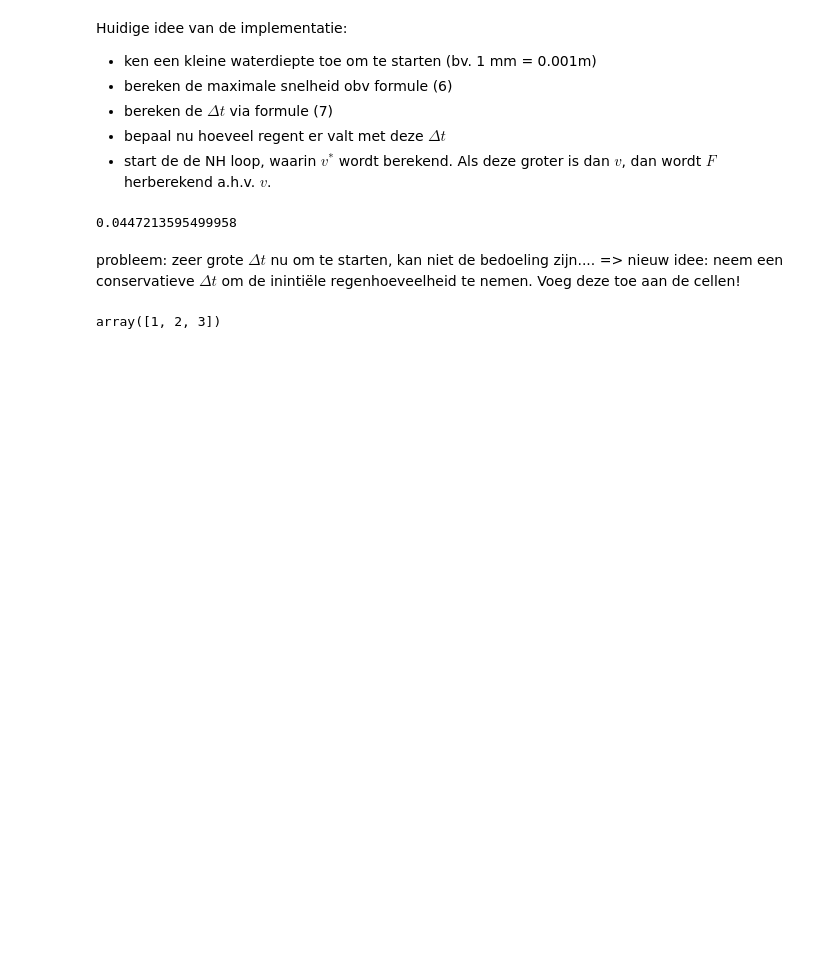
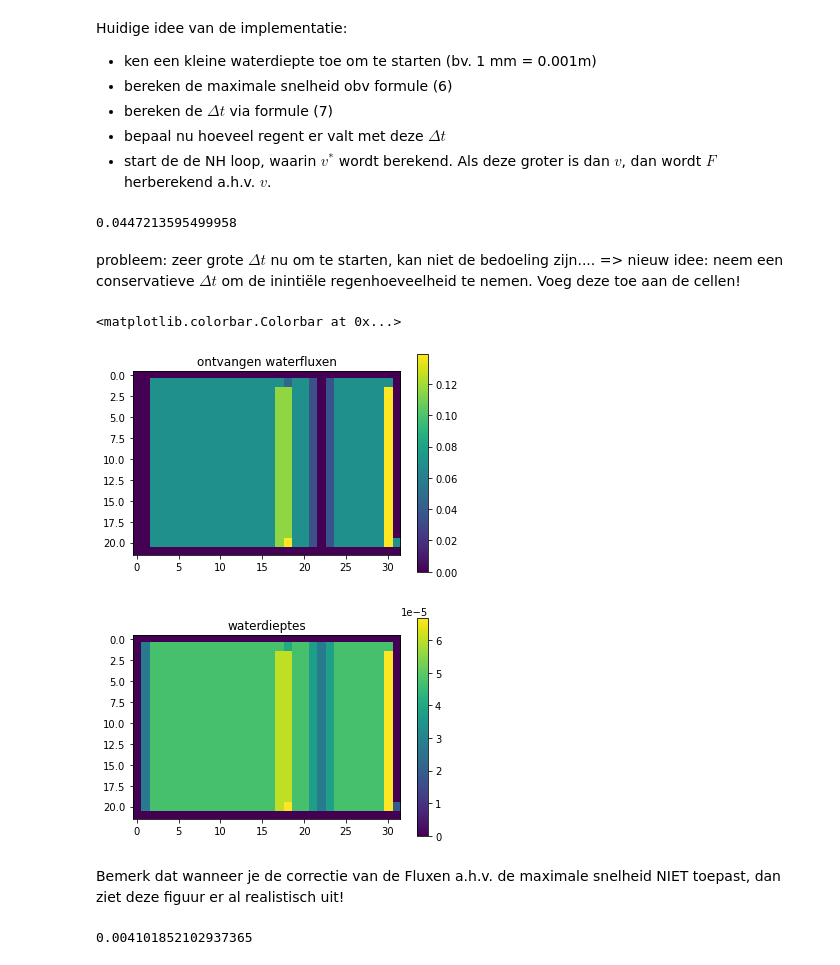
Before and after one commit to olivierbonte/Project_Spatio_Temporele_2, a Jupyter notebook: main_notebook.ipynb, the cells around one changed output. Cells and saved outputs as stored; diff of their text form; code cells hidden in the pictures; blank space fills up the shorter version.

```diff
--- a/main_notebook.ipynb
+++ b/main_notebook.ipynb
@@ -7,6 +7,7 @@ import matplotlib.pyplot as plt
 ## Hypothetisch terein
 # %%
 runfile('Grid_hypoth.py')
+deltax = 50
 #geeft ons deze figuren en het grid dat we nodig hebben als grid
 #convectie: grid[y,x] om zo met contour functies te kunnen werken!
 # %% [output]
@@ -58,8 +59,6 @@ deltat = deltax/np.max(vs) # [s]
 #voeg regen toe a.h.v
 i = 20/(1000*3600)
 
-
-
 for j in np.arange(1,ny+1):
     for i in np.arange(1,nx+1):
         #hierbij conventie volgend van Figuur 1 in onze paper
@@ -77,7 +76,7 @@ for j in np.arange(1,ny+1):
         dneigb4 = depths_imag[j-1,i]
         dneigb5 = depths_imag[j,i-1]
         NH_h = np.hstack([hneigb1,hneigb2,hneigb3,hneigb4,hneigb5])
-        Ftot = OutfluxNH[NH_h, NH_d]
+        #Ftot = OutfluxNH[NH_h, NH_d]
 # %%
 v_mannings
 v_criticals
@@ -134,4 +163,21 @@ for j in np.arange(1,ny+1):
-# %%
-np.sort([3,2,1])
-# %% [output]
-array([1, 2, 3])
+# %%
+fluxes_flat = np.sum(fluxes_imag, axis = 0)
+plt.figure()
+plt.imshow(fluxes_flat)
+plt.title('ontvangen waterfluxen')
+plt.colorbar()
+
+plt.figure()
+plt.imshow(depths_imag_new)
+plt.title('waterdieptes')
+plt.colorbar()
+# %% [output]
+<matplotlib.colorbar.Colorbar at 0x...>
+[figure, added]
+[figure, added]
+# %% [markdown]
+Bemerk dat wanneer je de correctie van de Fluxen a.h.v. de maximale snelheid NIET toepast, dan ziet deze figuur er al realistisch uit!
+# %%
+vmax
+# %% [output]
+0.004101852102937365
```
Also changed, not shown: parts of 1 cell of this notebook, 1 other file.
